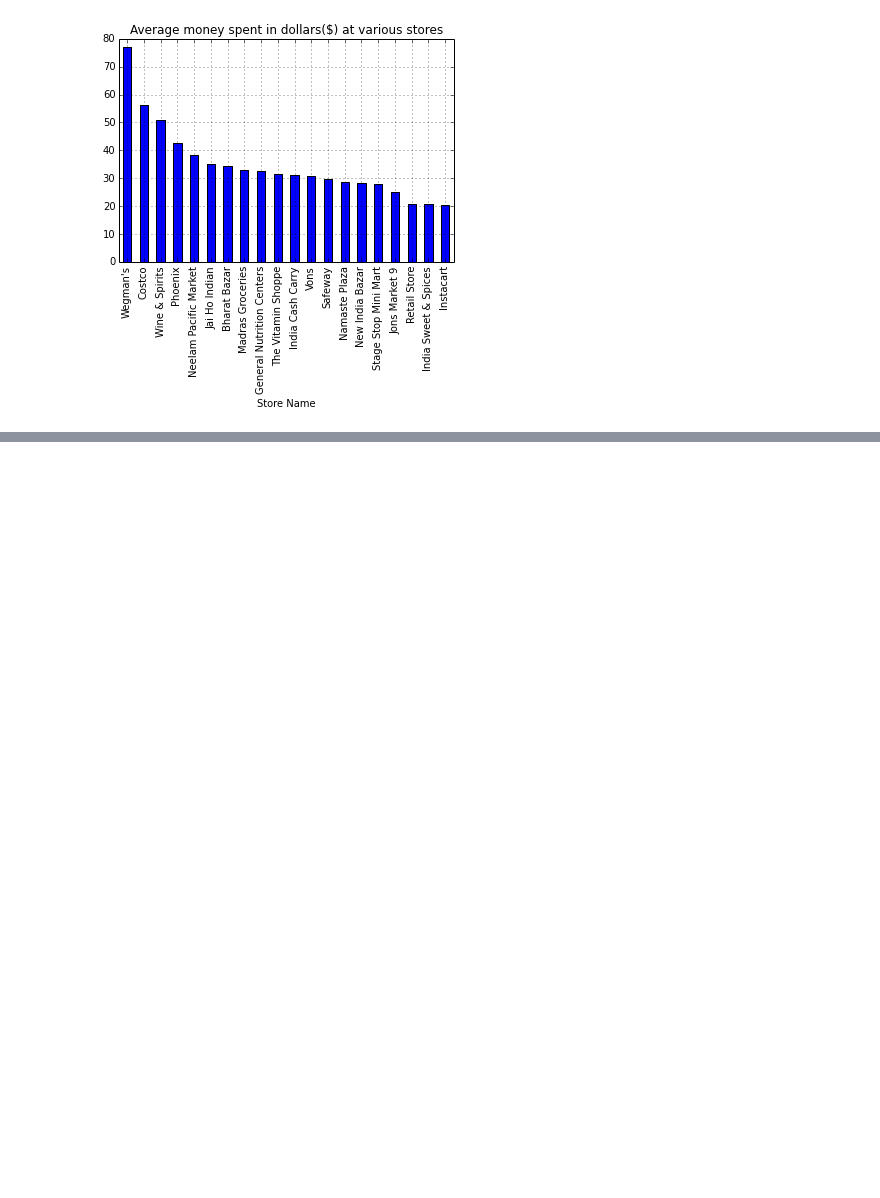
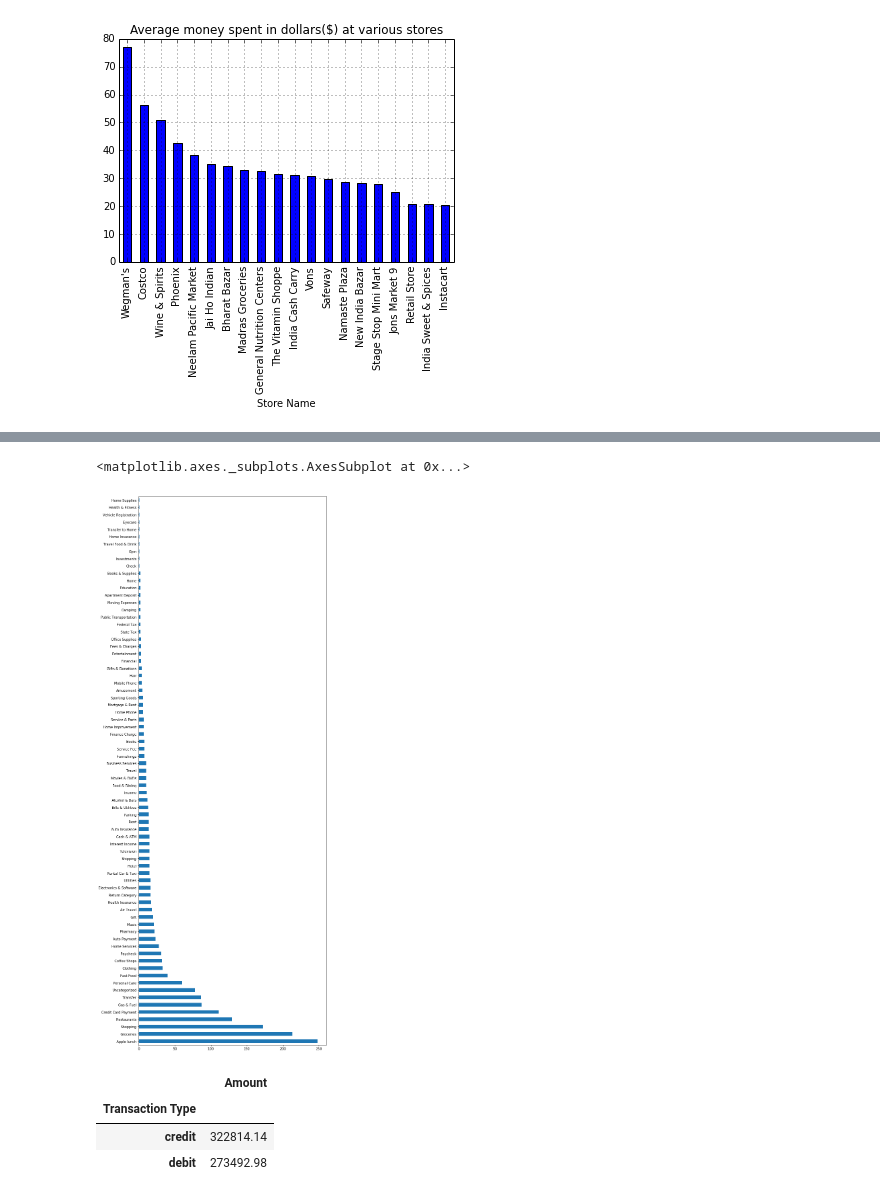
Before and after one commit to kapild/datascience, a Jupyter notebook: shopping/shopping.ipynb, the cells around one changed output, grey strips where cells are left out. Cells and saved outputs as stored; diff of their text form; code cells hidden in the pictures; blank space fills up the shorter version.

```diff
--- a/shopping/shopping.ipynb
+++ b/shopping/shopping.ipynb
@@ -105,3 +105,5 @@ f(business_group, column='Amount', func=np.mean, n=20).plot(kind='bar', title="A
 # %% [output]
 <matplotlib.axes.AxesSubplot at 0x...>
 [figure]
+# %%
+rows = pd.read_csv("2016_now.csv")
@@ -107,0 +160,2 @@ f(business_group, column='Amount', func=np.mean, n=20).plot(kind='bar', title="A
+# %%
+data_july_2016_now = rows[pd.to_datetime(rows['Date']) > '2016-06-01']
@@ -107,0 +203,5 @@ f(business_group, column='Amount', func=np.mean, n=20).plot(kind='bar', title="A
+# %%
+data_july_2016_now['Category'].value_counts().plot(kind='barh', figsize=(10,30))
+# %% [output]
+<matplotlib.axes._subplots.AxesSubplot at 0x...>
+[figure, added]
@@ -107,0 +210,7 @@ f(business_group, column='Amount', func=np.mean, n=20).plot(kind='bar', title="A
+# %%
+data_july_2016_now.groupby('Transaction Type').sum()
+# %% [output]
+|  | Amount |
+| Transaction Type |  |
+| credit | 322814.14 |
+| debit | 273492.98 |
```
Also changed, not shown: parts of 20 cells of this notebook.
